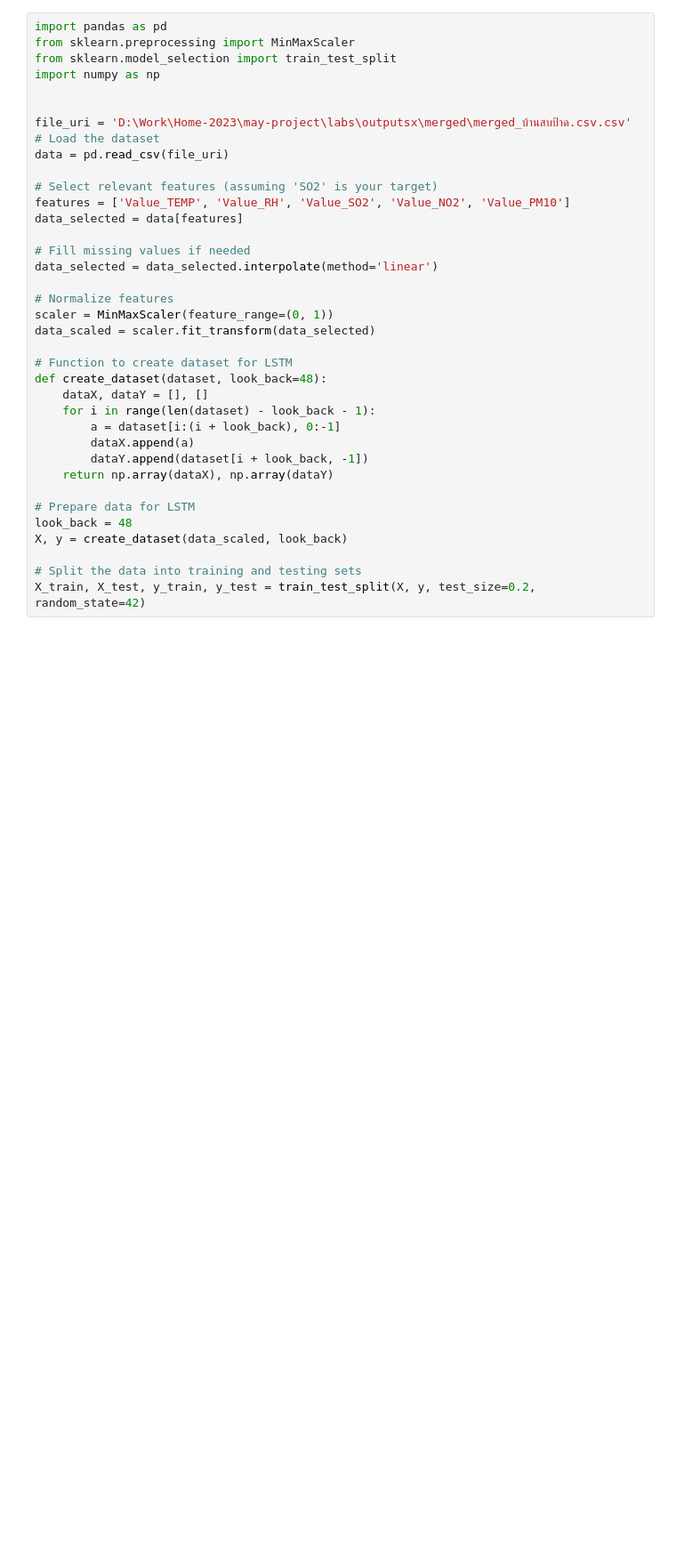
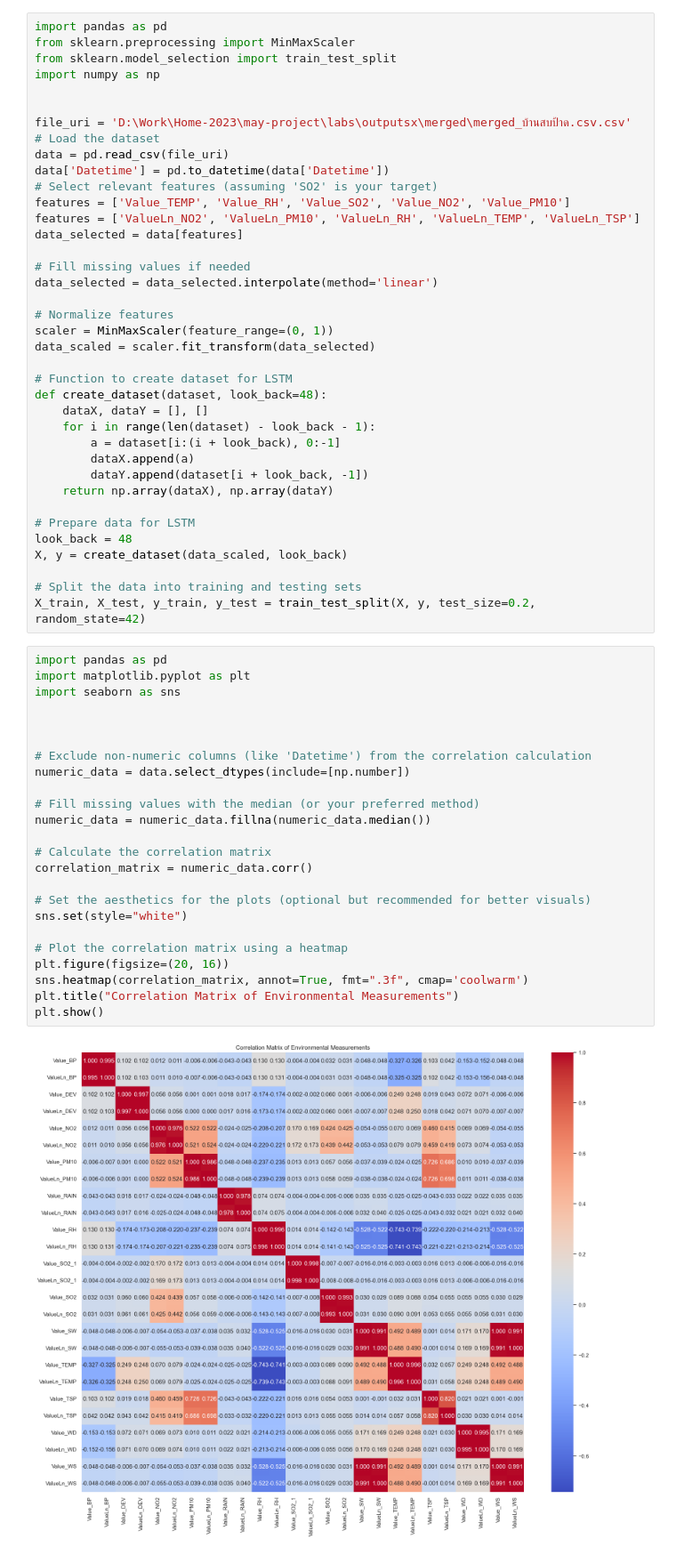
Before and after one commit to kandation/may-project, a Jupyter notebook: labs/09-lstm-gpt4.ipynb, the cells around one changed output. Shown at 89% size. Cells and saved outputs as stored; diff of their text form; blank space fills up the shorter version.

Commit message:
add feature selection

```diff
--- a/labs/09-lstm-gpt4.ipynb
+++ b/labs/09-lstm-gpt4.ipynb
@@ -8,9 +8,10 @@ import numpy as np
 file_uri = 'D:\Work\Home-2023\may-project\labs\outputsx\merged\merged_บ้านสบป้าด.csv.csv'
 # Load the dataset
 data = pd.read_csv(file_uri)
-
+data['Datetime'] = pd.to_datetime(data['Datetime'])
 # Select relevant features (assuming 'SO2' is your target)
 features = ['Value_TEMP', 'Value_RH', 'Value_SO2', 'Value_NO2', 'Value_PM10']
+features = ['ValueLn_NO2', 'ValueLn_PM10', 'ValueLn_RH', 'ValueLn_TEMP', 'ValueLn_TSP']
 data_selected = data[features]
 
 # Fill missing values if needed
@@ -35,3 +36,29 @@ X, y = create_dataset(data_scaled, look_back)
 
 # Split the data into training and testing sets
 X_train, X_test, y_train, y_test = train_test_split(X, y, test_size=0.2, random_state=42)
+# %%
+import pandas as pd
+import matplotlib.pyplot as plt
+import seaborn as sns
+
+
+
+# Exclude non-numeric columns (like 'Datetime') from the correlation calculation
+numeric_data = data.select_dtypes(include=[np.number])
+
+# Fill missing values with the median (or your preferred method)
+numeric_data = numeric_data.fillna(numeric_data.median())
+
+# Calculate the correlation matrix
+correlation_matrix = numeric_data.corr()
+
+# Set the aesthetics for the plots (optional but recommended for better visuals)
+sns.set(style="white")
+
+# Plot the correlation matrix using a heatmap
+plt.figure(figsize=(20, 16))
+sns.heatmap(correlation_matrix, annot=True, fmt=".3f", cmap='coolwarm')
+plt.title("Correlation Matrix of Environmental Measurements")
+plt.show()
+# %% [output]
+[figure, added]
```
Also changed, not shown: parts of 9 cells of this notebook, 1 other file.
